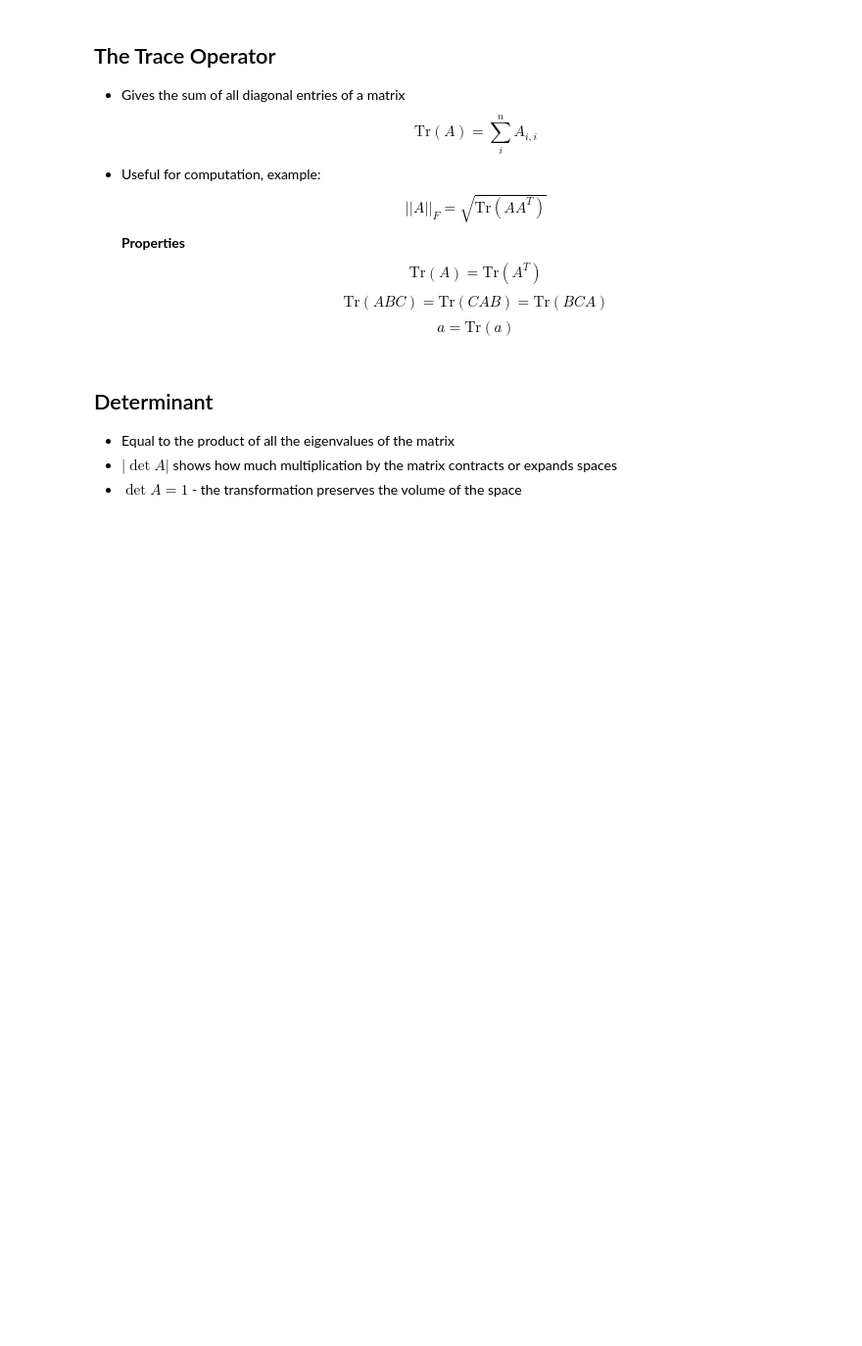
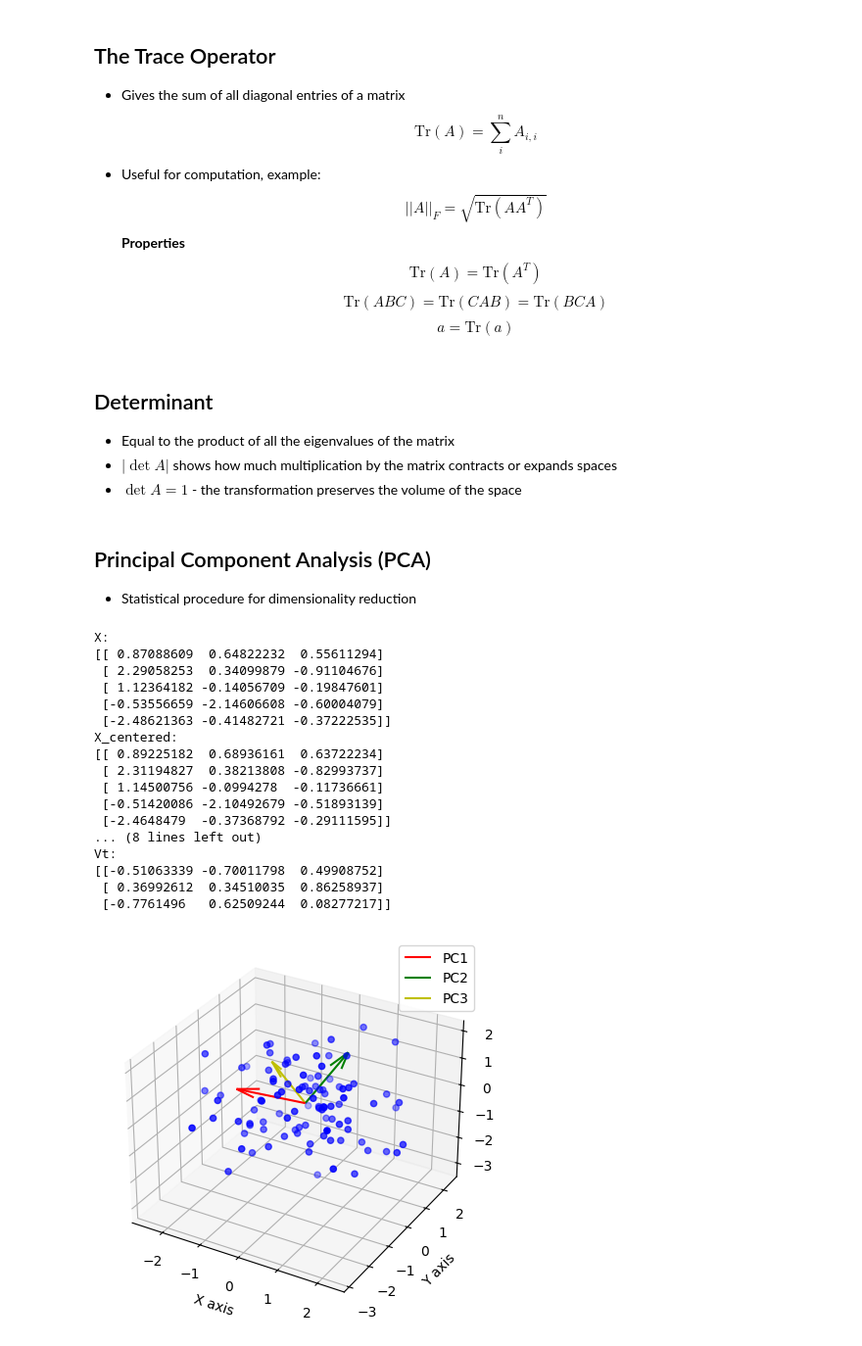
Before and after one commit to LauriSarap/deep-learning-studies, a Jupyter notebook: Math/linear_algebra.ipynb, the cells around one changed output. Shown at 98% size. Cells and saved outputs as stored; diff of their text form; code cells hidden in the pictures; blank space fills up the shorter version.

```diff
--- a/Math/linear_algebra.ipynb
+++ b/Math/linear_algebra.ipynb
@@ -246,3 +246,61 @@ $$
 * Equal to the product of all the eigenvalues of the matrix
 * $|\det{A}|$ shows how much multiplication by the matrix contracts or expands spaces
 * $\det{A} = 1$ - the transformation preserves the volume of the space
+# %% [markdown]
+## Principal Component Analysis (PCA)
+* Statistical procedure for dimensionality reduction
+# %%
+import numpy as np
+import matplotlib.pyplot as plt
+
+### PCA Example with 3D data points
+
+# 0. Data points are 3D vectors
+X = np.random.randn(100, 3)
+print(f"X: \n{X[:5, :]}")
+
+# 1. Center the data points
+X_centered = X - np.mean(X, axis=0)
+print(f"X_centered: \n{X_centered[:5, :]}")
+
+# 2. SVD-based PCA
+U, S, Vt = np.linalg.svd(X_centered, full_matrices=False)
+print(f"U: \n{U[:5, :]}")
+print(f"S: \n{S}")
+print(f"Vt: \n{Vt[:3, :]}")
+
+# 3. Principal components
+principal_components = Vt
+
+# Visualize the principal components
+fig = plt.figure(figsize=(10, 5))
+ax = fig.add_subplot(111, projection='3d')
+ax.scatter(X_centered[:, 0], X_centered[:, 1], X_centered[:, 2], c='blue', marker='o')
+origin = [0, 0, 0]
+for i in range(len(S)):
+    ax.quiver(*origin, *Vt[i, :]*2, color=['r', 'g', 'y'][i], label=f'PC{i+1}')
+
+ax.set_xlabel('X axis')
+ax.set_ylabel('Y axis')
+ax.set_zlabel('Z axis')
+plt.legend()
+plt.show()
+# %% [output]
+X:
+[[ 0.87088609  0.64822232  0.55611294]
+ [ 2.29058253  0.34099879 -0.91104676]
+ [ 1.12364182 -0.14056709 -0.19847601]
+ [-0.53556659 -2.14606608 -0.60004079]
+ [-2.48621363 -0.41482721 -0.37222535]]
+X_centered:
+[[ 0.89225182  0.68936161  0.63722234]
+ [ 2.31194827  0.38213808 -0.82993737]
+ [ 1.14500756 -0.0994278  -0.11736661]
+ [-0.51420086 -2.10492679 -0.51893139]
+ [-2.4648479  -0.37368792 -0.29111595]]
+... (8 lines left out)
+Vt:
+[[-0.51063339 -0.70011798  0.49908752]
+ [ 0.36992612  0.34510035  0.86258937]
+ [-0.7761496   0.62509244  0.08277217]]
+[figure, added]
```
Also changed, not shown: parts of 1 cell of this notebook, 3 other files.
